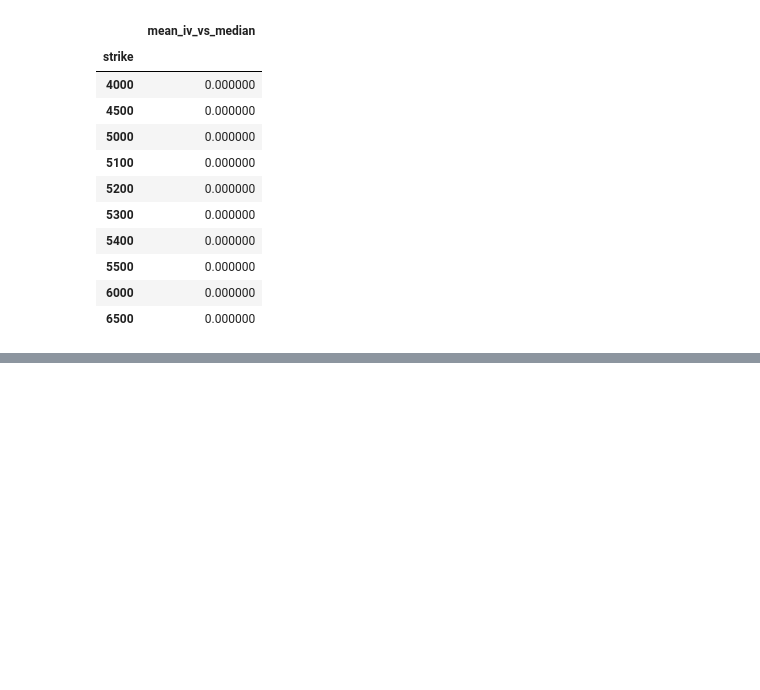
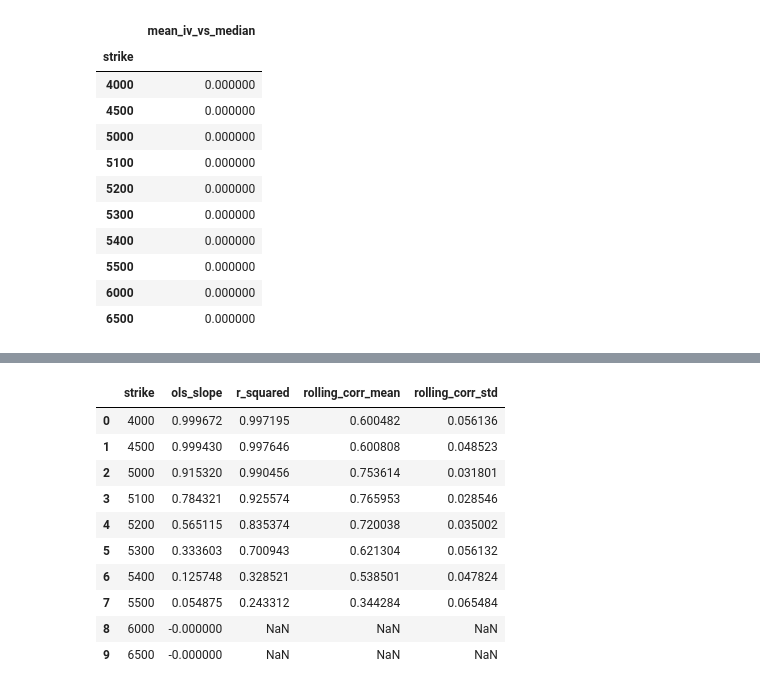
Before and after one commit to Sophbx/imc_prosperity4, a Jupyter notebook: Round3/Analysis/analysis_options.ipynb, the cells around one changed output, grey strips where cells are left out. Saved outputs shown, nothing was run; the diff lists cells and outputs as text; code cells hidden in the pictures; blank space fills up the shorter version.

```diff
--- a/Round3/Analysis/analysis_options.ipynb
+++ b/Round3/Analysis/analysis_options.ipynb
@@ -327,0 +369,42 @@ display(rc_summary)
+# %%
+# Per-strike OLS slope, R^2, rolling correlation stats vs underlying
+rows = []
+ROLL = 500
+for K in STRIKES:
+    s = v[v["strike"] == K].sort_values(["day", "timestamp"]).copy()
+    if len(s) < 50:
+        continue
+    s["voucher_ret"] = s.groupby("day")["mid_price"].diff()
+    s["underlying_ret"] = s.groupby("day")["underlying_mid"].diff()
+    rc = (s[["voucher_ret", "underlying_ret"]]
+            .rolling(ROLL).corr().unstack()["voucher_ret"]["underlying_ret"])
+    ols_slope, ols_intercept = np.polyfit(
+        s["underlying_mid"].dropna().to_numpy(float),
+        s["mid_price"].dropna().to_numpy(float), 1,
+    ) if s[["underlying_mid", "mid_price"]].dropna().shape[0] > 1 else (float("nan"), float("nan"))
+    preds = ols_slope * s["underlying_mid"] + ols_intercept
+    ss_res = float(((s["mid_price"] - preds) ** 2).sum())
+    ss_tot = float(((s["mid_price"] - s["mid_price"].mean()) ** 2).sum())
+    r2 = 1.0 - ss_res / ss_tot if ss_tot > 0 else float("nan")
+    rows.append({
+        "strike": K,
+        "ols_slope": ols_slope,
+        "r_squared": r2,
+        "rolling_corr_mean": rc.mean(),
+        "rolling_corr_std": rc.std(),
+    })
+corr_summary = pd.DataFrame(rows)
+corr_summary.to_csv(os.path.join(OUTPUT_DIR, "voucher_underlying_corr.csv"), index=False)
+display(corr_summary)
+# %% [output]
+|  | strike | ols_slope | r_squared | rolling_corr_mean | rolling_corr_std |
+| 0 | 4000 | 0.999672 | 0.997195 | 0.600482 | 0.056136 |
+| 1 | 4500 | 0.999430 | 0.997646 | 0.600808 | 0.048523 |
+| 2 | 5000 | 0.915320 | 0.990456 | 0.753614 | 0.031801 |
+| 3 | 5100 | 0.784321 | 0.925574 | 0.765953 | 0.028546 |
+| 4 | 5200 | 0.565115 | 0.835374 | 0.720038 | 0.035002 |
+| 5 | 5300 | 0.333603 | 0.700943 | 0.621304 | 0.056132 |
+| 6 | 5400 | 0.125748 | 0.328521 | 0.538501 | 0.047824 |
+| 7 | 5500 | 0.054875 | 0.243312 | 0.344284 | 0.065484 |
+| 8 | 6000 | -0.000000 | NaN | NaN | NaN |
+| 9 | 6500 | -0.000000 | NaN | NaN | NaN |
```
Also changed, not shown: parts of 4 cells of this notebook, 4 other files.
